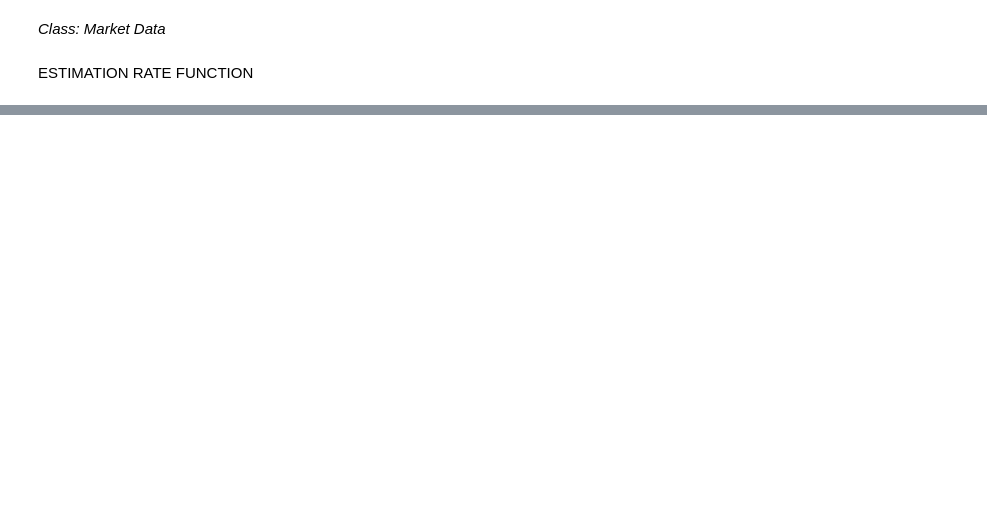
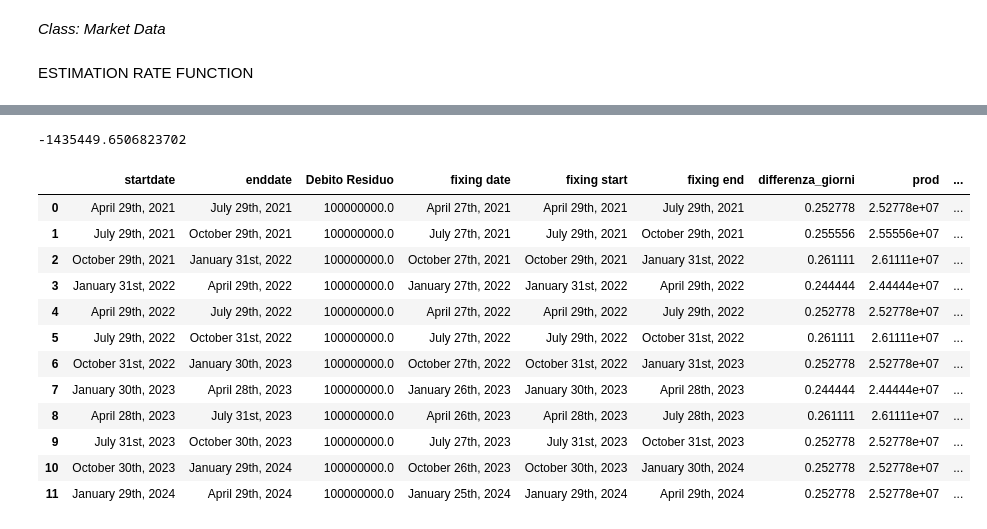
Before and after one commit to MPrazzoli/corpsol, a Jupyter notebook: Script_buono.ipynb, the cells around one changed output, grey strips where cells are left out. Drawn from its saved outputs; the diff is of its cells as text; code cells hidden in the pictures; blank space fills up the shorter version.

```diff
--- a/Script_buono.ipynb
+++ b/Script_buono.ipynb
@@ -17,7 +20,7 @@ import pandas as pd
 from QuantLib import *
 from datetime import date, datetime
 
-path = '/content/drive/MyDrive/data.xlsx'
+path = '/content/drive/MyDrive/nicoDiscount.xlsx'
 # %% [markdown]
 ***Inserimento degli Input***
 # %%
@@ -304,8 +306,7 @@ class zero_curve_rate(object):
 # %%
 def market_data(path):
 
-  historical_fixed_rates = historical_fixed_rate(name = "HISTORICAL RATE")
-  historical_fixed_rates.historical_fixed_rate_df = pd.read_excel(path, sheet_name='fixings')
+
 
   estimation_curve = zero_curve_rate(name = 'ESTIMATION')
   estimation_curve.zero_curve_rate_df = pd.read_excel(path, sheet_name='estimation')
@@ -313,7 +314,7 @@ def market_data(path):
   discount_curve = zero_curve_rate(name = 'DISCOUNT')
   discount_curve.zero_curve_rate_df = pd.read_excel(path, sheet_name='discount')
 
-  market_data_dict = {'ESTIMATION': estimation_curve, 'DISCOUNT': discount_curve, 'HISTORICAL': historical_fixed_rates}
+  market_data_dict = {'ESTIMATION': estimation_curve, 'DISCOUNT': discount_curve}
 
   return(market_data_dict)
 # %%
@@ -369,7 +370,7 @@ def estimation_rate_function(dataframe_curve, date_fixing_start, date_fixing_end
       estimated_rate.append((discount_start[i] / discount_end[i] - 1) / ((date_fixing_end_number[i] - date) / 360)) # convenzione per i discount dell'EURIBOR è act/360
   return estimated_rate
 # %%
-estimation_rate_function(market_dict['ESTIMATION'].zero_curve_rate_df,df_output['fixing start'], df_output['fixing end'], ref_date)
+forw_rate = estimation_rate_function(market_dict['ESTIMATION'].zero_curve_rate_df,df_output['fixing start'], df_output['fixing end'], ref_date)
 # %%
 def discount_rate(dataframe_curve, ref_date, dataframe_schedule):
   date_curve_number = date_to_ordinal(dataframe_curve['DATE'])
@@ -392,0 +408,28 @@ discount_factor = discount_rate(market_dict['DISCOUNT'].zero_curve_rate_df,ref_d
+# %%
+df_output['diff_giorni'] = (df_output['enddate'] - df_output['startdate']) / 360
+df_output['prod'] = (df_output['Debito Residuo'] * df_output['diff_giorni'])
+df_output['Rate'] = forw_rate
+df_output['Flows'] = df_output['prod'] * df_output['Rate']
+df_output['disc factor'] = discount_factor
+df_output['Discounted Flow'] = df_output['Flows'] * df_output['disc factor']
+# %%
+NPV_leg_float = df_output['Discounted Flow'].sum()
+NPV_leg_float
+# %% [output]
+-1435449.6506823702
+# %%
+df_output
+# %% [output]
+|  | startdate | enddate | Debito Residuo | fixing date | fixing start | fixing end | differenza_giorni | prod | ... |
+| 0 | April 29th, 2021 | July 29th, 2021 | 100000000.0 | April 27th, 2021 | April 29th, 2021 | July 29th, 2021 | 0.252778 | 2.52778e+07 | ... |
+| 1 | July 29th, 2021 | October 29th, 2021 | 100000000.0 | July 27th, 2021 | July 29th, 2021 | October 29th, 2021 | 0.255556 | 2.55556e+07 | ... |
+| 2 | October 29th, 2021 | January 31st, 2022 | 100000000.0 | October 27th, 2021 | October 29th, 2021 | January 31st, 2022 | 0.261111 | 2.61111e+07 | ... |
+| 3 | January 31st, 2022 | April 29th, 2022 | 100000000.0 | January 27th, 2022 | January 31st, 2022 | April 29th, 2022 | 0.244444 | 2.44444e+07 | ... |
+| 4 | April 29th, 2022 | July 29th, 2022 | 100000000.0 | April 27th, 2022 | April 29th, 2022 | July 29th, 2022 | 0.252778 | 2.52778e+07 | ... |
+| 5 | July 29th, 2022 | October 31st, 2022 | 100000000.0 | July 27th, 2022 | July 29th, 2022 | October 31st, 2022 | 0.261111 | 2.61111e+07 | ... |
+| 6 | October 31st, 2022 | January 30th, 2023 | 100000000.0 | October 27th, 2022 | October 31st, 2022 | January 31st, 2023 | 0.252778 | 2.52778e+07 | ... |
+| 7 | January 30th, 2023 | April 28th, 2023 | 100000000.0 | January 26th, 2023 | January 30th, 2023 | April 28th, 2023 | 0.244444 | 2.44444e+07 | ... |
+| 8 | April 28th, 2023 | July 31st, 2023 | 100000000.0 | April 26th, 2023 | April 28th, 2023 | July 28th, 2023 | 0.261111 | 2.61111e+07 | ... |
+| 9 | July 31st, 2023 | October 30th, 2023 | 100000000.0 | July 27th, 2023 | July 31st, 2023 | October 31st, 2023 | 0.252778 | 2.52778e+07 | ... |
+| 10 | October 30th, 2023 | January 29th, 2024 | 100000000.0 | October 26th, 2023 | October 30th, 2023 | January 30th, 2024 | 0.252778 | 2.52778e+07 | ... |
+| 11 | January 29th, 2024 | April 29th, 2024 | 100000000.0 | January 25th, 2024 | January 29th, 2024 | April 29th, 2024 | 0.252778 | 2.52778e+07 | ... |
```
Also changed, not shown: parts of 9 cells of this notebook.
